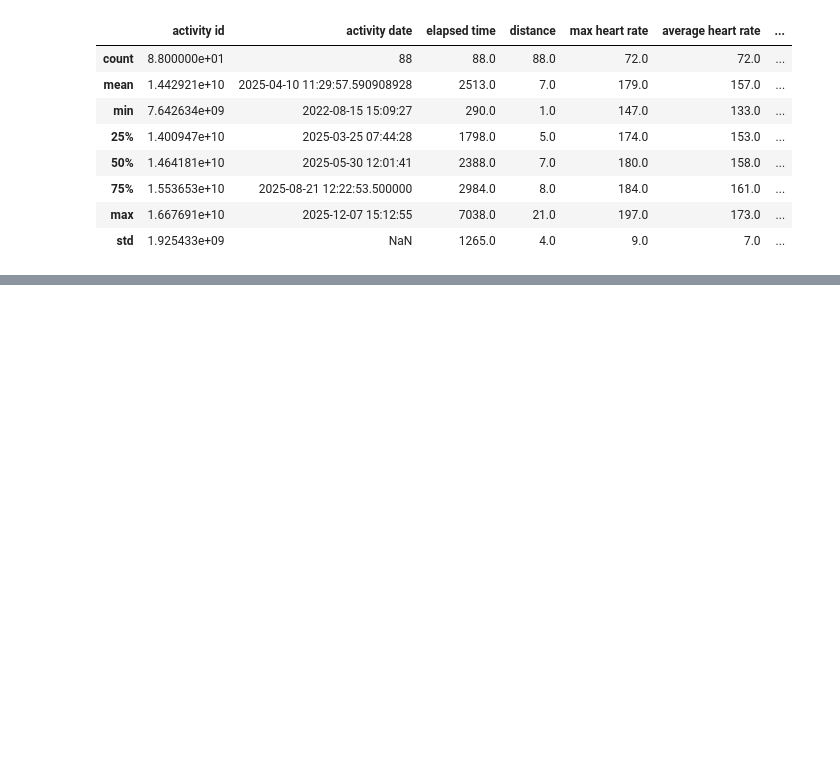
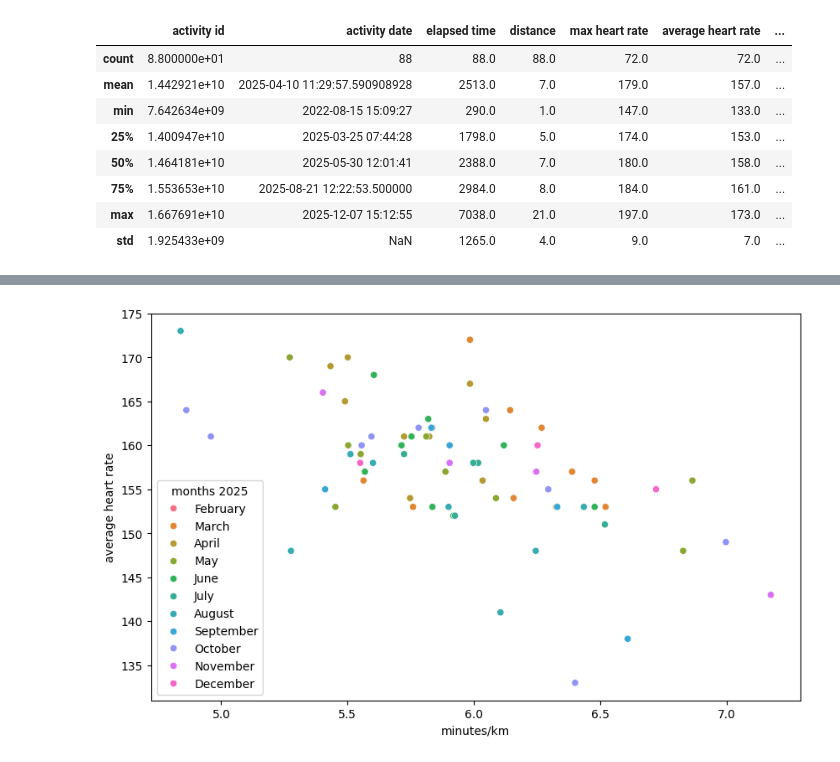
Before and after one commit to CarlArthur01/Running-analyzer, a Jupyter notebook: backend/notebooks/01_data_cleaning.ipynb, the cells around one changed output, grey strips where cells are left out. Drawn from its saved outputs; the diff is of its cells as text; code cells hidden in the pictures; blank space fills up the shorter version.

```diff
--- a/backend/notebooks/01_data_cleaning.ipynb
+++ b/backend/notebooks/01_data_cleaning.ipynb
@@ -98,0 +111,10 @@ KeyError: 'date'
+# %%
+#has the heart rate become lower over time during 2025?
+plt.figure(figsize=(10,6))
+data['months 2025'] = data['month']
+data['months 2025'] = data['months 2025'][data['year'] == 2025]
+sns.scatterplot(data = data, x = 'minutes/km', y = 'average heart rate', hue = 'months 2025')
+plt.show()
+#average has accually lowered!
+# %% [output]
+[figure, added]
```
Also changed, not shown: parts of 3 cells of this notebook, 2 other files.
